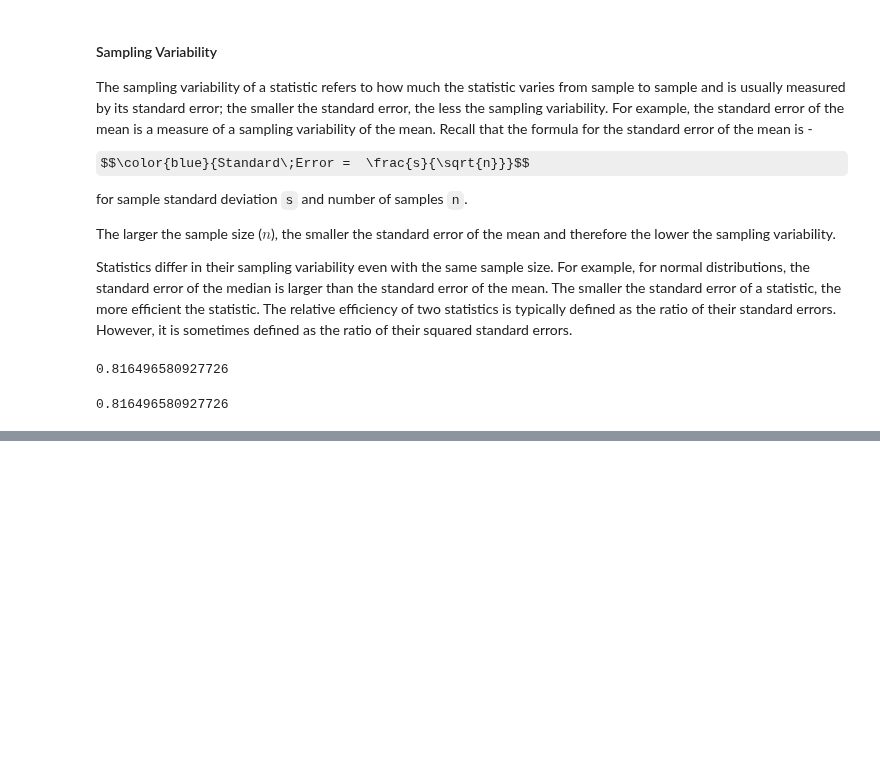
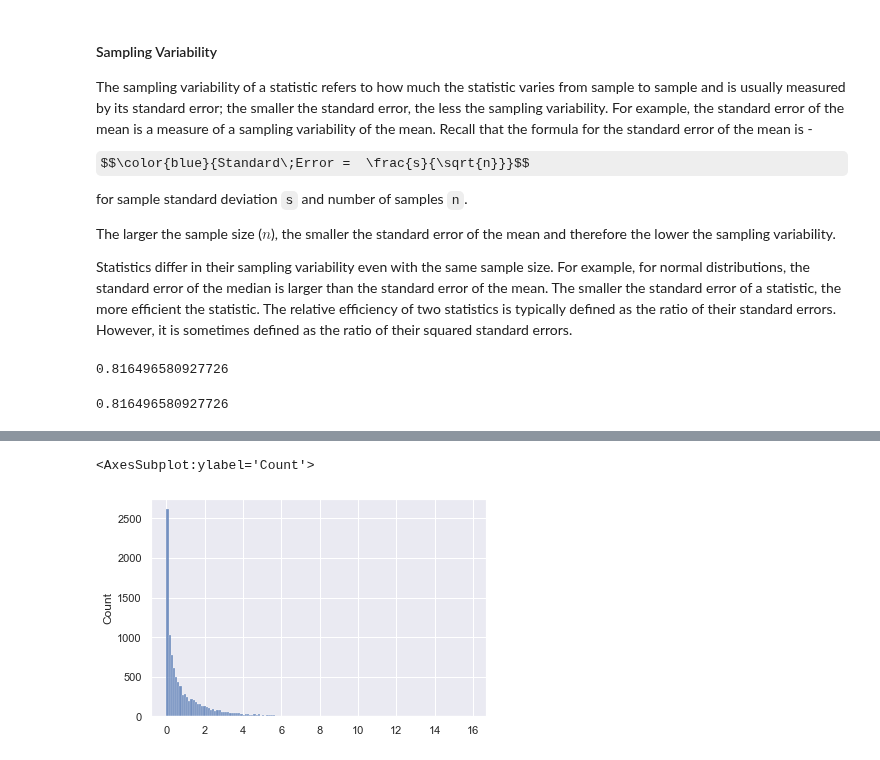
Before and after one commit to mayankkaizen/jupyter-notebooks, a Jupyter notebook: Probability and Stats/Stats.ipynb, the cells around one changed output, grey strips where cells are left out. Cells and saved outputs as stored; diff of their text form; code cells hidden in the pictures; some formulas as TeX source; blank space fills up the shorter version.

```diff
--- a/Probability and Stats/Stats.ipynb
+++ b/Probability and Stats/Stats.ipynb
@@ -2119,0 +1952,11 @@ np.sqrt(2/3)
+# %%
+import numpy as np
+data = np.random.randn(10000)  #standard normal distribution
+data_sq = data**2              #squared value
+
+df = [1,4,8,10,20,25,35]
+
+for i in df:
+    a = np.random.choice(data_sq, (200,i)).sum(axis = 1)
+    print('for dof = {dof}, Mean is {mean:2.2f} and Variance is {variance:2.3f}'.format
+          (dof = i, mean = np.mean(a), variance = np.var(a)))
@@ -2119,0 +1971,5 @@ np.sqrt(2/3)
+# %%
+sns.histplot(data_sq)
+# %% [output]
+<AxesSubplot:ylabel='Count'>
+[figure, added]
```
Also changed, not shown: parts of 57 cells of this notebook, 9 other files.
